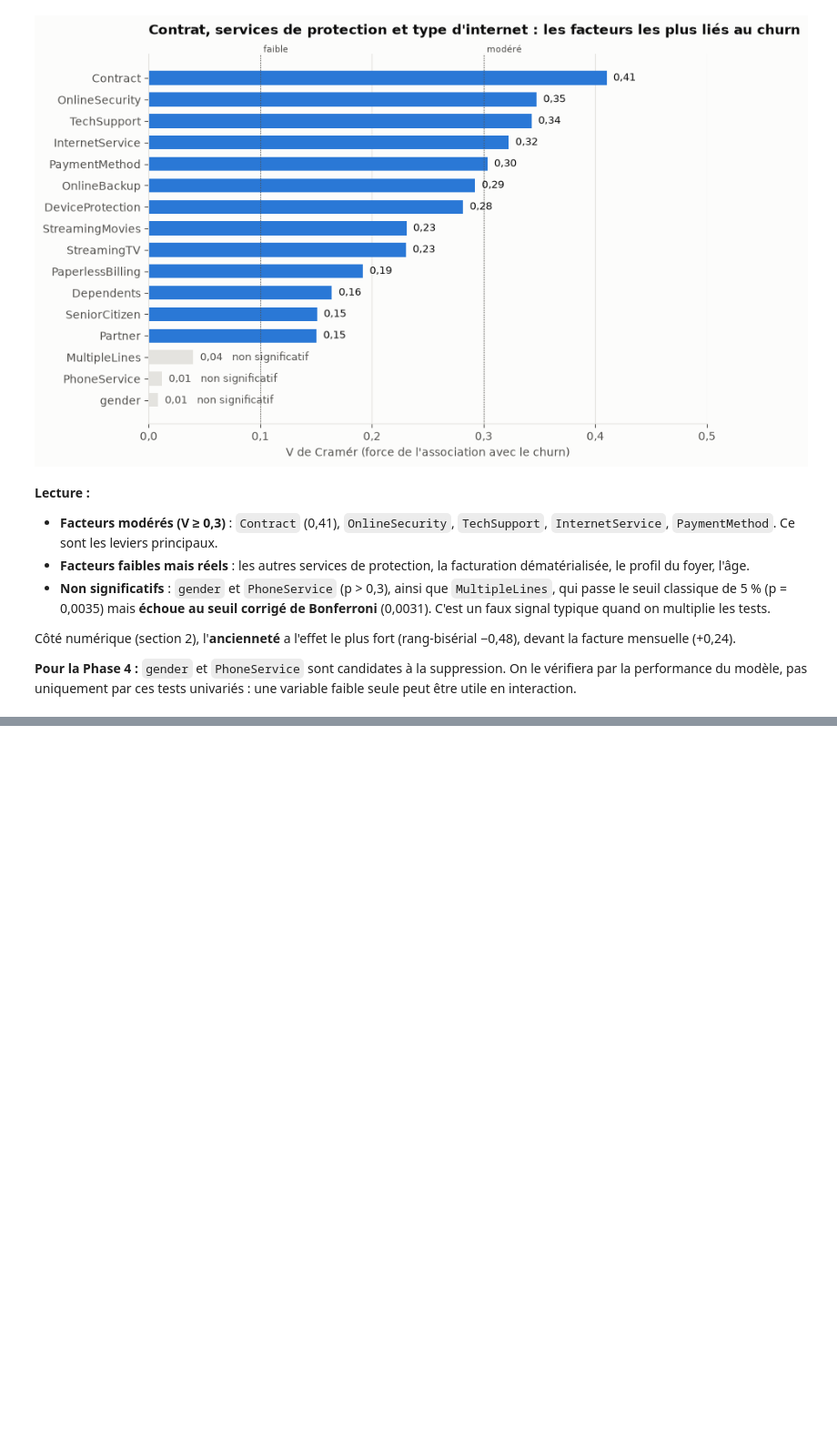
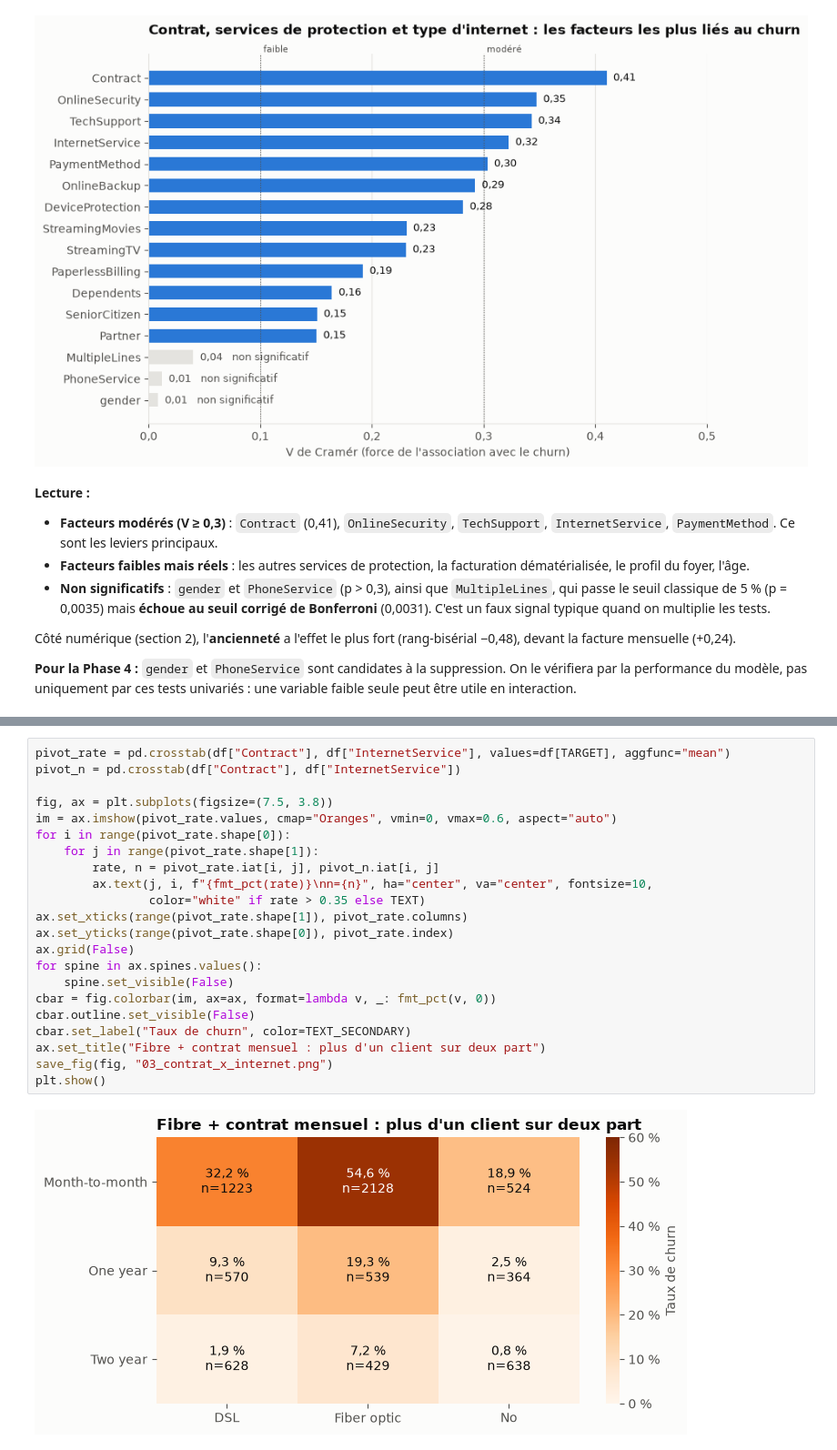
Before and after one commit to cheikhahmedtidiane/projet_churn_clients, a Jupyter notebook: notebooks/03_analyse_exploratoire.ipynb, the cells around one changed output, grey strips where cells are left out. Shown at 91% size. Saved outputs shown, nothing was run; the diff lists cells and outputs as text; blank space fills up the shorter version.

```diff
--- a/notebooks/03_analyse_exploratoire.ipynb
+++ b/notebooks/03_analyse_exploratoire.ipynb
@@ -256,0 +300,24 @@ Côté numérique (section 2), l'**ancienneté** a l'effet le plus fort (rang-bi
+# %%
+pivot_rate = pd.crosstab(df["Contract"], df["InternetService"], values=df[TARGET], aggfunc="mean")
+pivot_n = pd.crosstab(df["Contract"], df["InternetService"])
+
+fig, ax = plt.subplots(figsize=(7.5, 3.8))
+im = ax.imshow(pivot_rate.values, cmap="Oranges", vmin=0, vmax=0.6, aspect="auto")
+for i in range(pivot_rate.shape[0]):
+    for j in range(pivot_rate.shape[1]):
+        rate, n = pivot_rate.iat[i, j], pivot_n.iat[i, j]
+        ax.text(j, i, f"{fmt_pct(rate)}\nn={n}", ha="center", va="center", fontsize=10,
+                color="white" if rate > 0.35 else TEXT)
+ax.set_xticks(range(pivot_rate.shape[1]), pivot_rate.columns)
+ax.set_yticks(range(pivot_rate.shape[0]), pivot_rate.index)
+ax.grid(False)
+for spine in ax.spines.values():
+    spine.set_visible(False)
+cbar = fig.colorbar(im, ax=ax, format=lambda v, _: fmt_pct(v, 0))
+cbar.outline.set_visible(False)
+cbar.set_label("Taux de churn", color=TEXT_SECONDARY)
+ax.set_title("Fibre + contrat mensuel : plus d'un client sur deux part")
+save_fig(fig, "03_contrat_x_internet.png")
+plt.show()
+# %% [output]
+[figure, added]
```
Also changed, not shown: parts of 10 cells of this notebook, 5 other files.
